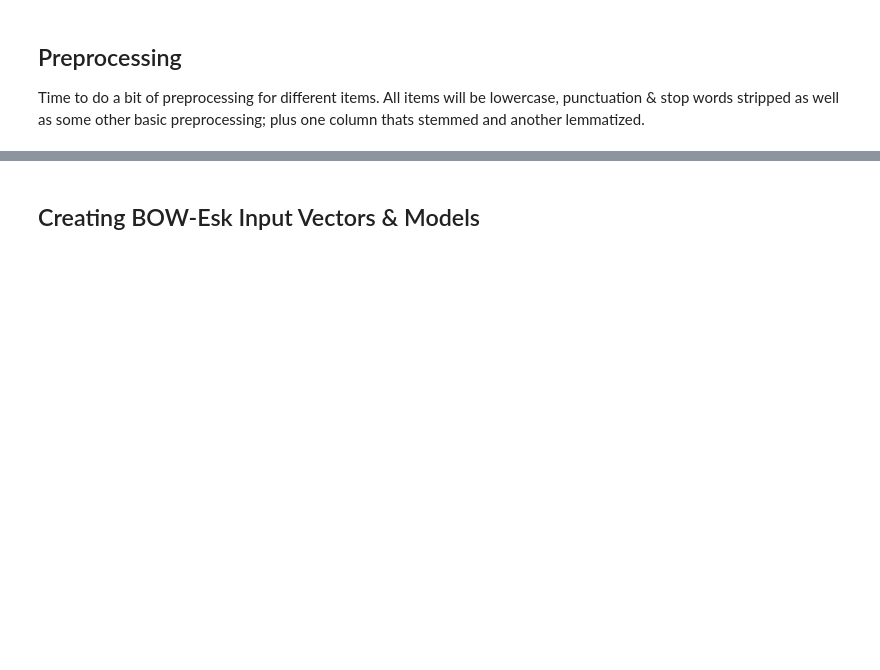
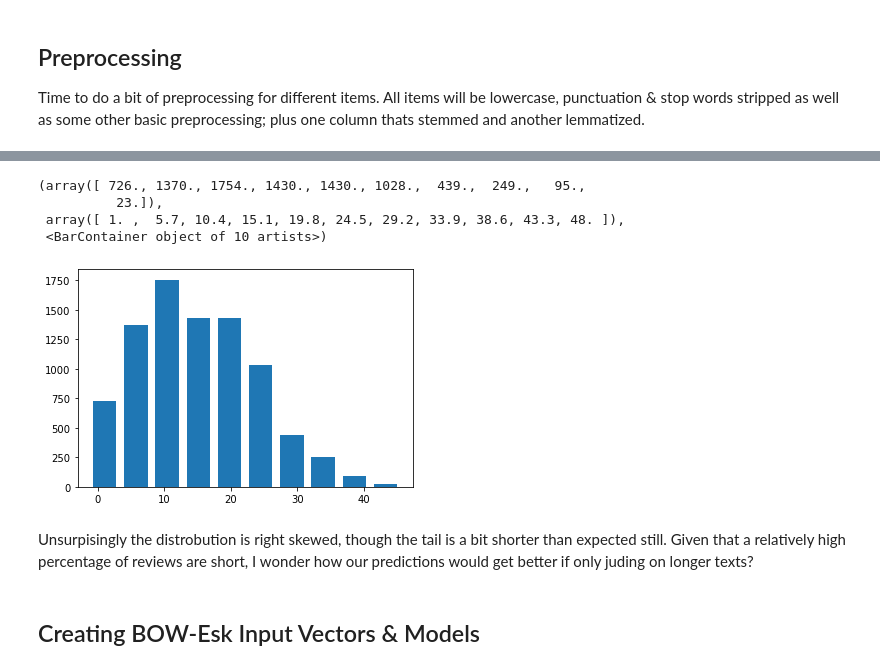
Before and after one commit to EvanMata/embeddingProject, a Jupyter notebook: Initial Models & Data Exploration.ipynb, the cells around one changed output, grey strips where cells are left out. Cells and saved outputs as stored; diff of their text form; code cells hidden in the pictures; blank space fills up the shorter version.

```diff
--- a/Initial Models & Data Exploration.ipynb
+++ b/Initial Models & Data Exploration.ipynb
@@ -84,3 +107,14 @@ df.head()
+# %%
+df['wordCount'] = df['lemmatized'].apply(lambda x: len(x.split()))
+plt.hist(df['wordCount'], align='left', rwidth=0.75)
+# %% [output]
+(array([ 726., 1370., 1754., 1430., 1430., 1028.,  439.,  249.,   95.,
+          23.]),
+ array([ 1. ,  5.7, 10.4, 15.1, 19.8, 24.5, 29.2, 33.9, 38.6, 43.3, 48. ]),
+ <BarContainer object of 10 artists>)
+[figure, added]
+# %% [markdown]
+Unsurpisingly the distrobution is right skewed, though the tail is a bit shorter than expected still. Given that a relatively high percentage of reviews are short, I wonder how our predictions would get better if only juding on longer texts?
 # %% [markdown]
 ## Creating BOW-Esk Input Vectors & Models
 # %%
```
Also changed, not shown: parts of 27 cells of this notebook.
